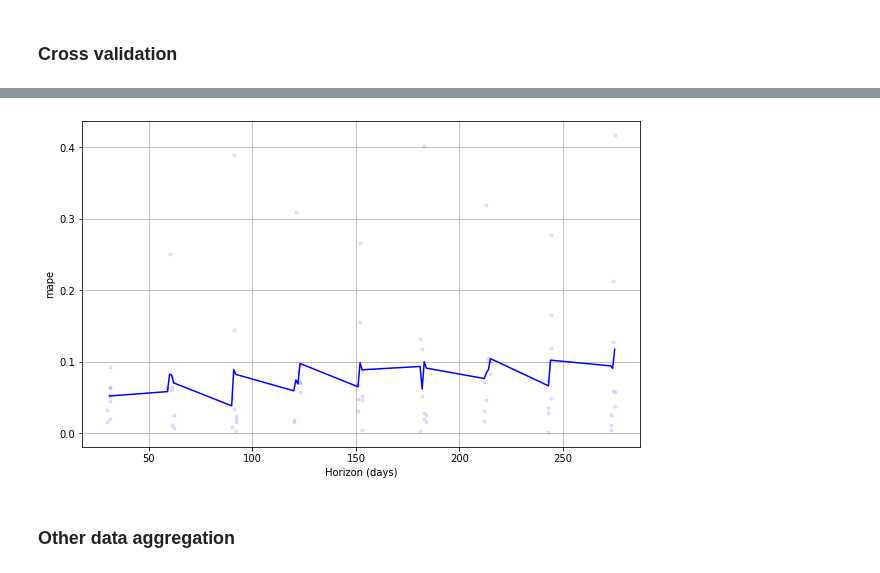
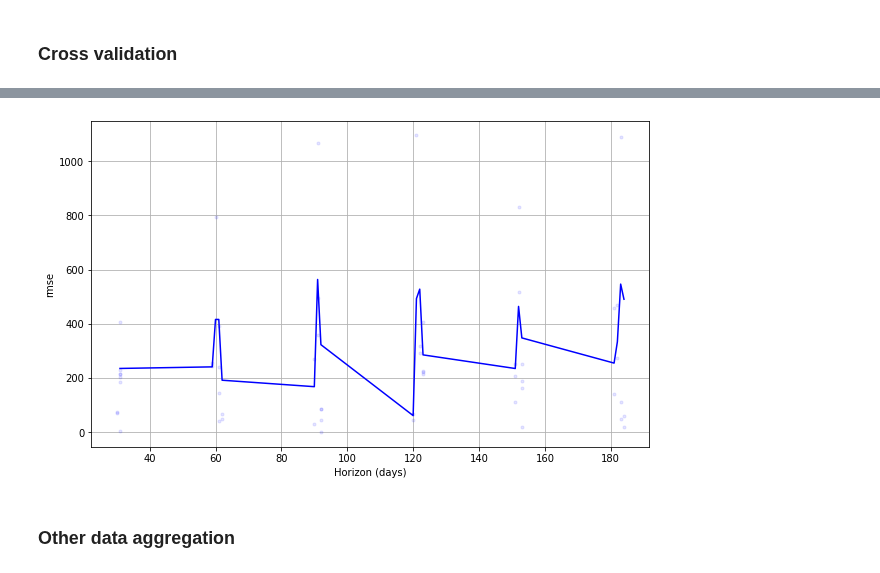
Before and after one commit to Dazai1623818/Datachallenge-2, a Jupyter notebook: Prophet.ipynb, the cells around one changed output, grey strips where cells are left out. Saved outputs shown, nothing was run; the diff lists cells and outputs as text; code cells hidden in the pictures.

```diff
--- a/Prophet.ipynb
+++ b/Prophet.ipynb
@@ -190,7 +190,7 @@ forecast[['ds', 'yhat', 'yhat_lower', 'yhat_upper']].tail()
 # %%
 cutoffs = pd.date_range(start='2018-01-01', end='2020-01-01', freq='3MS')
 print(cutoffs)
-df_cv = cross_validation(model=m, horizon='300 days', cutoffs=cutoffs)
+df_cv = cross_validation(model=m, horizon='186 days', cutoffs=cutoffs)
 # %% [output]
 DatetimeIndex(['2018-01-01', '2018-04-01', '2018-07-01', '2018-10-01',
                '2019-01-01', '2019-04-01', '2019-07-01', '2019-10-01',
@@ -208,8 +233,8 @@ df_cv.head()
 # %%
 from prophet.plot import plot_cross_validation_metric
-fig = plot_cross_validation_metric(df_cv, metric='mape')
+fig = plot_cross_validation_metric(df_cv, metric='rmse')
 # %% [output]
-[figure, old version]
+[figure, new version]
 # %% [markdown]
 ### Other data aggregation
 # %%
```
Also changed, not shown: parts of 4 cells of this notebook.
